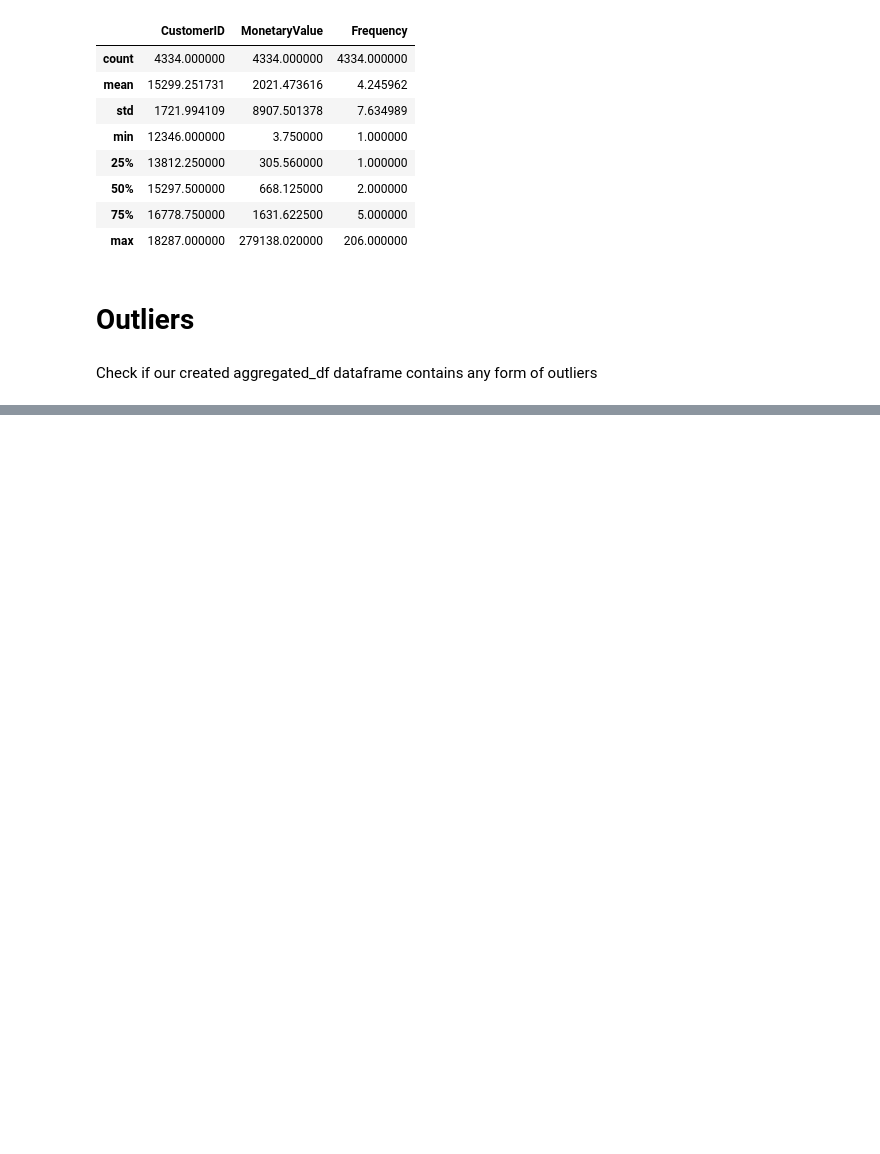
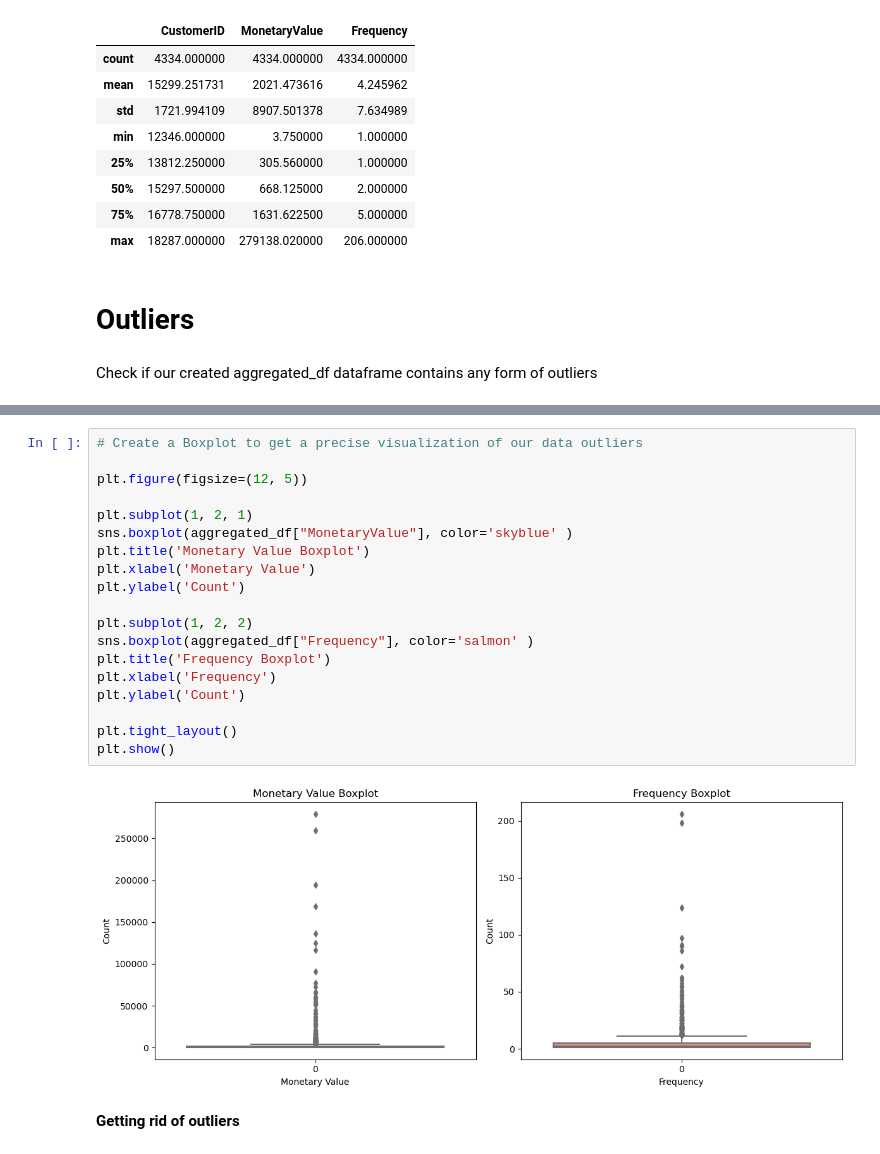
Before and after one commit to kamahTek/Machine-Learning, a Jupyter notebook: Unsupervised-Learning/Clustering/Online-Retail/index.ipynb, the cells around one changed output, grey strips where cells are left out. Drawn from its saved outputs; the diff is of its cells as text; blank space fills up the shorter version.

Commit message:
find the specific outliers in our data using statistical analysis

```diff
--- a/Unsupervised-Learning/Clustering/Online-Retail/index.ipynb
+++ b/Unsupervised-Learning/Clustering/Online-Retail/index.ipynb
@@ -423,0 +424,23 @@ plt.show()
+# %%
+# Create a Boxplot to get a precise visualization of our data outliers
+
+plt.figure(figsize=(12, 5))
+
+plt.subplot(1, 2, 1)
+sns.boxplot(aggregated_df["MonetaryValue"], color='skyblue' )
+plt.title('Monetary Value Boxplot')
+plt.xlabel('Monetary Value')
+plt.ylabel('Count')
+
+plt.subplot(1, 2, 2)
+sns.boxplot(aggregated_df["Frequency"], color='salmon' )
+plt.title('Frequency Boxplot')
+plt.xlabel('Frequency')
+plt.ylabel('Count')
+
+plt.tight_layout()
+plt.show()
+# %% [output]
+[figure, added]
+# %% [markdown]
+**Getting rid of outliers**
```
Also changed, not shown: parts of 1 cell of this notebook.
